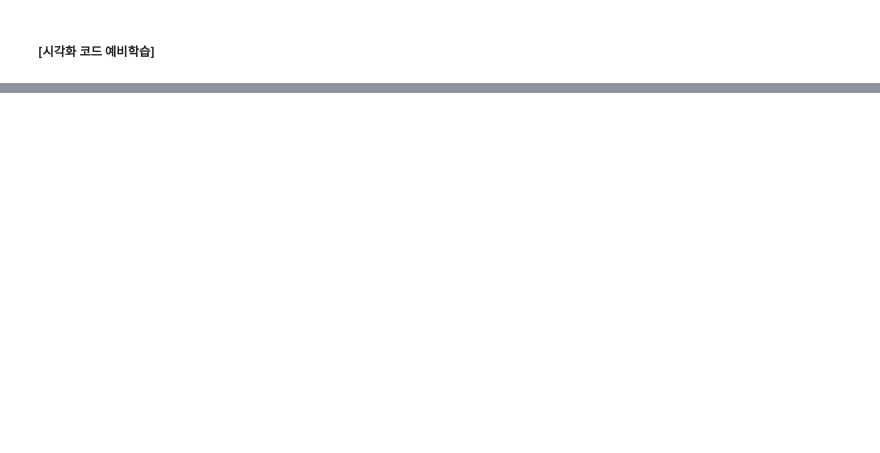
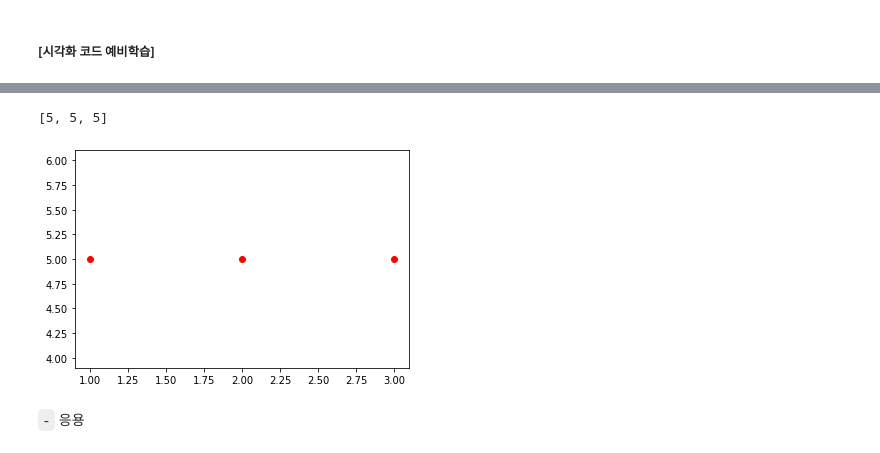
Before and after one commit to guebin/STBDA2022, a Jupyter notebook: _notebooks/2022-03-28-(4주차) 3월28일.ipynb, the cells around one changed output, grey strips where cells are left out. Cells and saved outputs as stored; diff of their text form; code cells hidden in the pictures; blank space fills up the shorter version.

```diff
--- a/_notebooks/2022-03-28-(4주차) 3월28일.ipynb
+++ b/_notebooks/2022-03-28-(4주차) 3월28일.ipynb
@@ -61,2 +366,4 @@
 # %% [markdown]
 ##### [시각화 코드 예비학습]
+# %%
+fig = plt.figure() # 도화지가 만들어지고 fig라는 이름을 붙인다.
@@ -62,0 +372,2 @@
+# %%
+ax = fig.add_subplot() # fig는 ax라는 물체를 만든다.
@@ -62,0 +401,10 @@
+# %%
+pnts.get_ydata()
+# %% [output]
+[5, 5, 5]
+# %%
+fig
+# %% [output]
+[figure, added]
+# %% [markdown]
+`-` 응용
```
Also changed, not shown: parts of 88 cells of this notebook.
